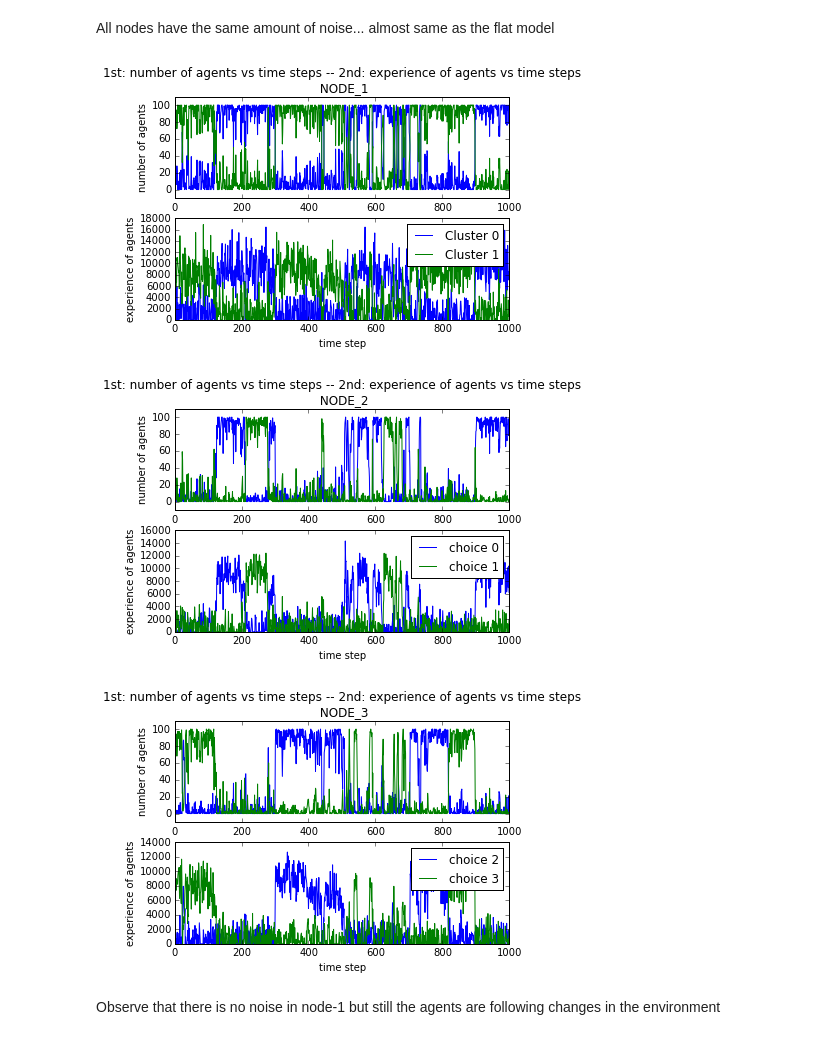
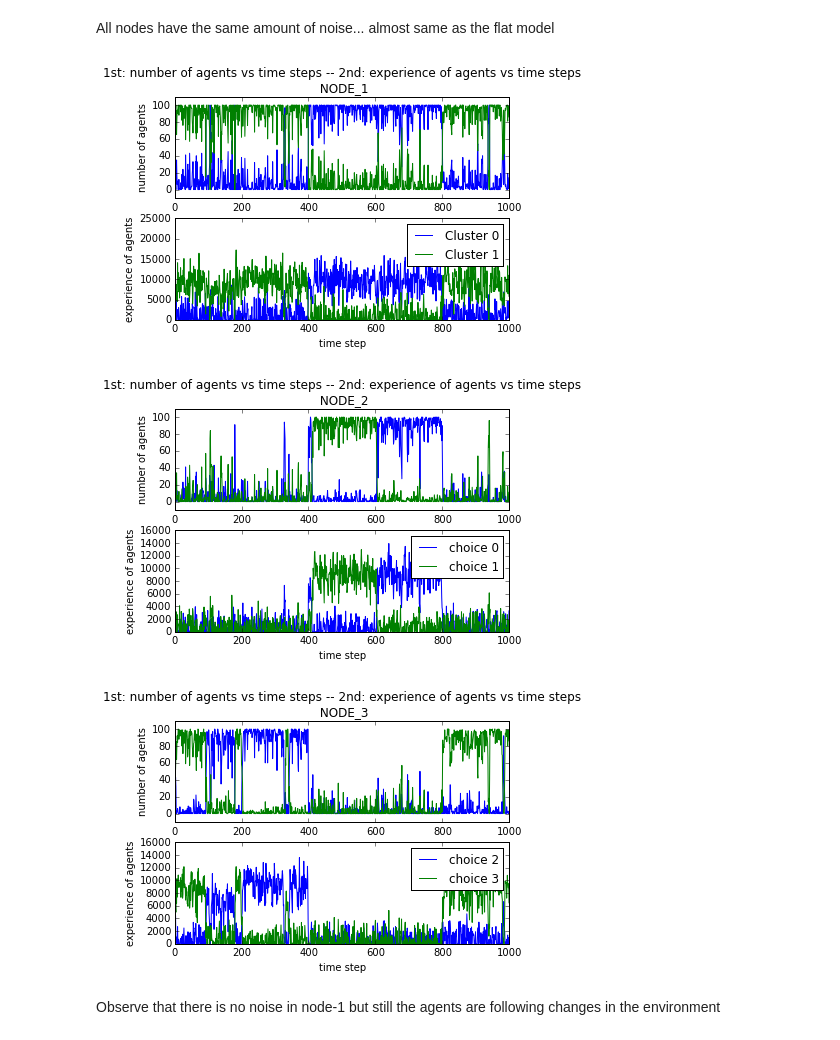
Before and after one commit to Najamxaidi/Decision-models, a Jupyter notebook: Notebook/hierarchy using agent based models.ipynb, the cells around one changed output. Drawn from its saved outputs; the diff is of its cells as text; code cells hidden in the pictures.

```diff
--- a/Notebook/hierarchy using agent based models.ipynb
+++ b/Notebook/hierarchy using agent based models.ipynb
@@ -107,21 +111,22 @@ d.run(steps,rotation_step, rotation_flag, noise_flag, plotting=True)
 All nodes have the same amount of noise... almost same as the flat model
 # %%
 steps = 1000
-rotation_step = [100, 100]
+rotation_step = [400, 200, 200]
 rotation_flag = True
 noise_flag = True
 d = hierab.Hierarchy(number_of_agents= 100,
                 k = 1, alpha = 2,
                 utility_of_choices= [25,50,75,100],
                 initial_experiences=[50, 50, 50, 50],
                 discount_rate=[1,1,1],
-                noise_standard_deviation=[1500,1500,1500])
+                noise_standard_deviation=[1500,1500,1500],
+                utility_flag = False)
 
 d.run(steps,rotation_step, rotation_flag, noise_flag, plotting=True)
 # %% [output]
-[figure, old version]
+[figure, new version]
-[figure, old version]
+[figure, new version]
-[figure, old version]
+[figure, new version]
 # %% [markdown]
 Observe that there is no noise in node-1 but still the agents are following changes in the environment
 # %%
```
Also changed, not shown: parts of 18 cells of this notebook, 3 other files.
